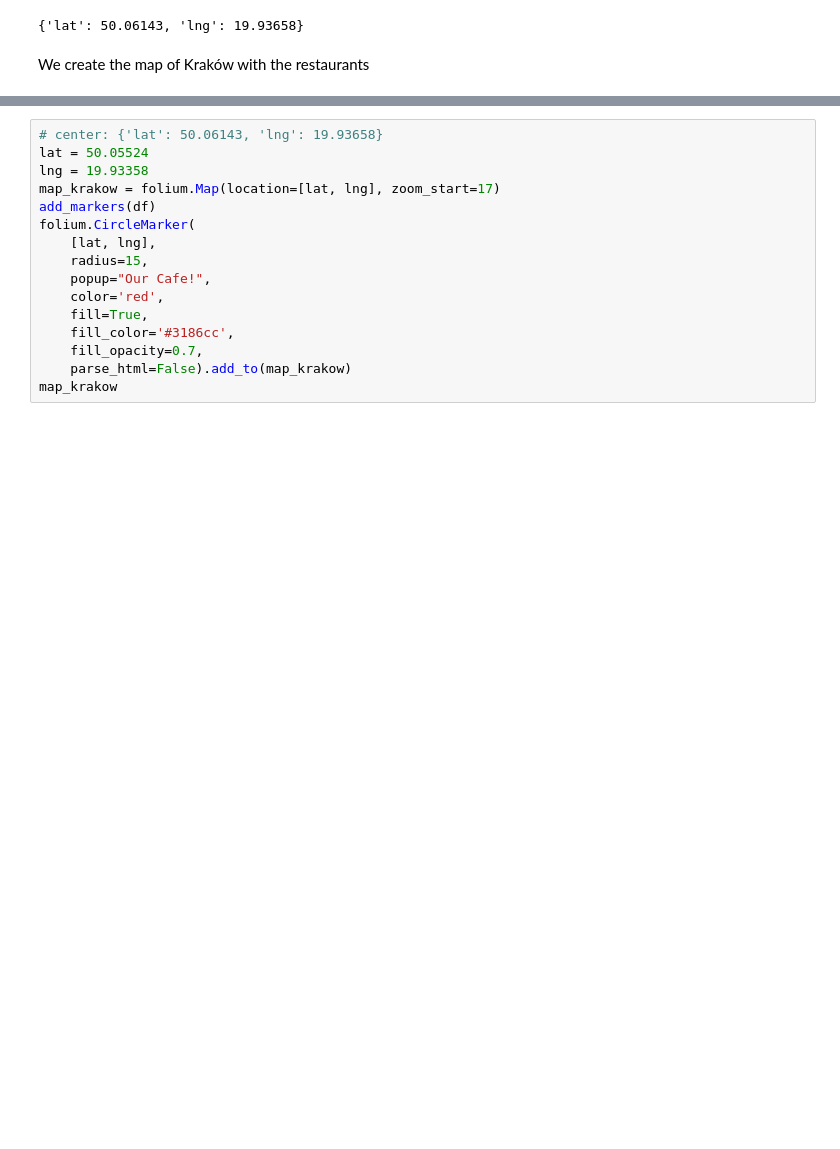
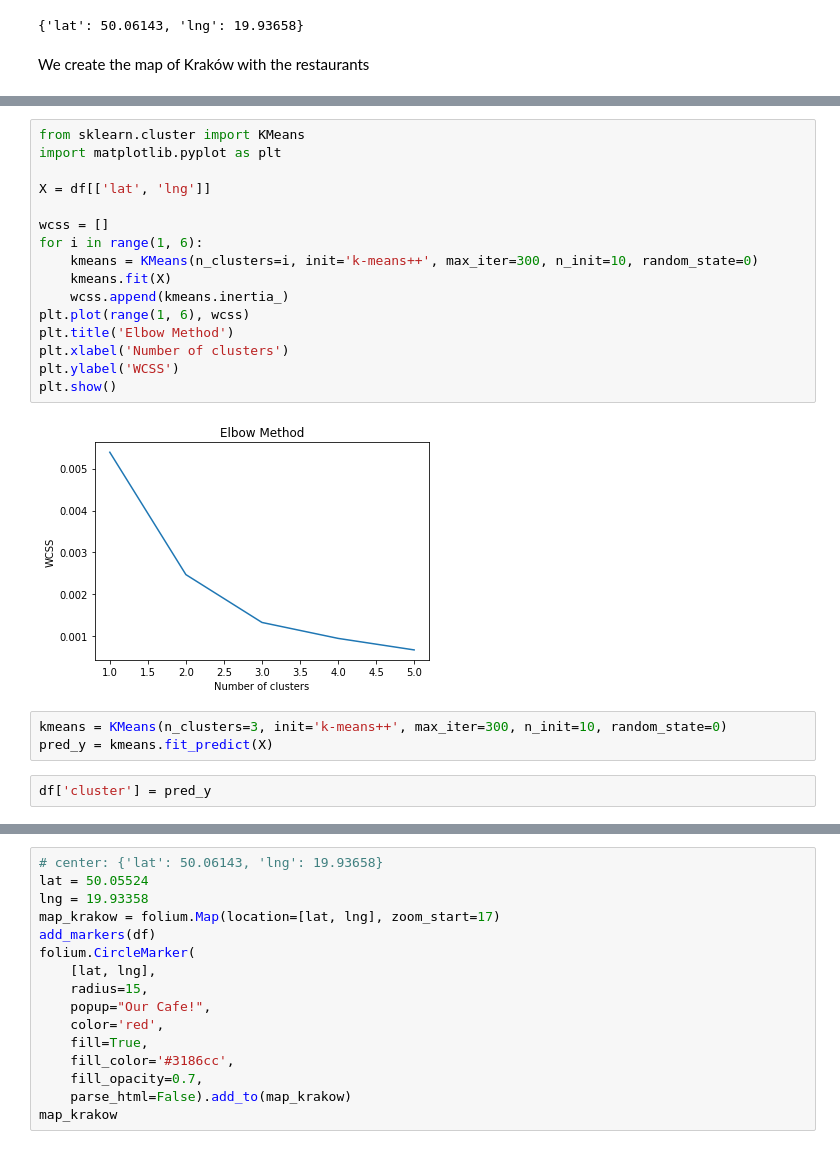
Before and after one commit to Miguel2816/Coursera, a Jupyter notebook: Battle-Neighborhoods-Part2/Capstone Project - Restaurants in Kraków.ipynb, the cells around one changed output, grey strips where cells are left out. Cells and saved outputs as stored; diff of their text form; blank space fills up the shorter version.

```diff
--- a/Battle-Neighborhoods-Part2/Capstone Project - Restaurants in Kraków.ipynb
+++ b/Battle-Neighborhoods-Part2/Capstone Project - Restaurants in Kraków.ipynb
@@ -180 +163,24 @@ map_krakow
 [interactive output not drawn]
+# %%
+from sklearn.cluster import KMeans
+import matplotlib.pyplot as plt
+
+X = df[['lat', 'lng']]
+
+wcss = []
+for i in range(1, 6):
+    kmeans = KMeans(n_clusters=i, init='k-means++', max_iter=300, n_init=10, random_state=0)
+    kmeans.fit(X)
+    wcss.append(kmeans.inertia_)
+plt.plot(range(1, 6), wcss)
+plt.title('Elbow Method')
+plt.xlabel('Number of clusters')
+plt.ylabel('WCSS')
+plt.show()
+# %% [output]
+[figure, added]
+# %%
+kmeans = KMeans(n_clusters=3, init='k-means++', max_iter=300, n_init=10, random_state=0)
+pred_y = kmeans.fit_predict(X)
+# %%
+df['cluster'] = pred_y
```
Also changed, not shown: parts of 9 cells of this notebook, 5 other files.
